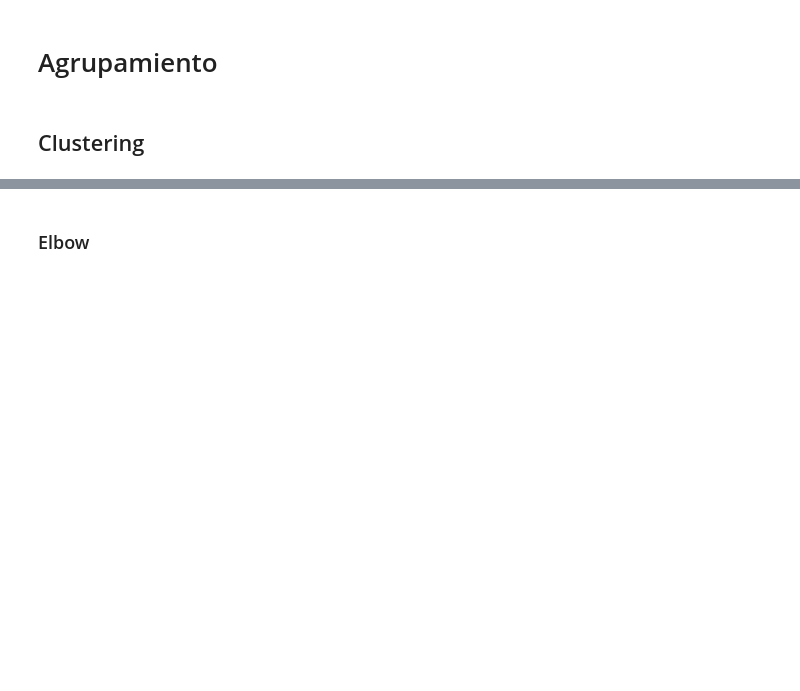
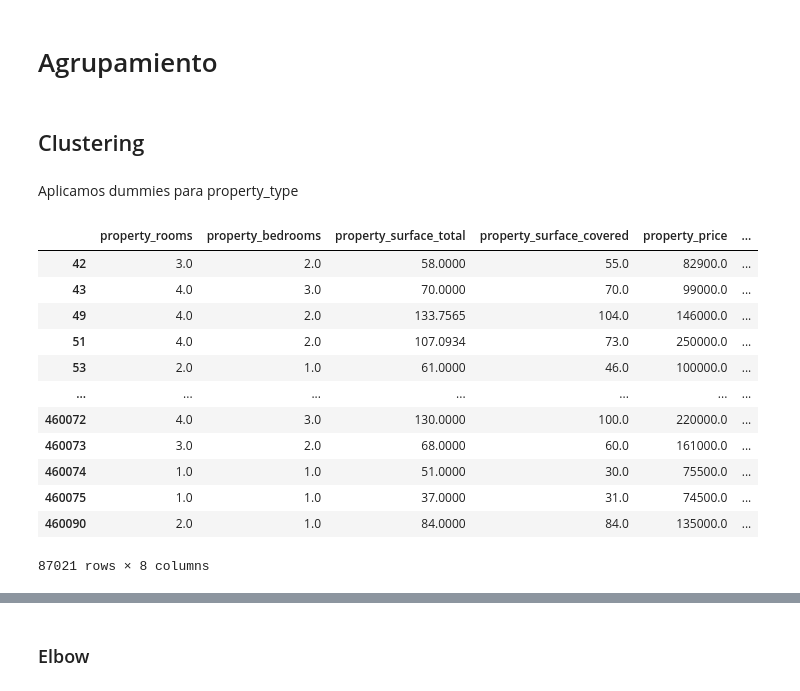
Before and after one commit to Fanusaez/7506R-2C2022-GRUPO13, a Jupyter notebook: 7506R_TP1_GRUPO13_ENTREGA.ipynb, the cells around one changed output, grey strips where cells are left out. Cells and saved outputs as stored; diff of their text form; code cells hidden in the pictures; blank space fills up the shorter version.

```diff
--- a/7506R_TP1_GRUPO13_ENTREGA.ipynb
+++ b/7506R_TP1_GRUPO13_ENTREGA.ipynb
@@ -1031,2 +1023,21 @@ columnas = ["start_date", "end_date", "created_on", "place_l2", "place_l3", "ope
 ds_kmeans.drop(columns = columnas, inplace = True)
+# %% [markdown]
+Aplicamos dummies para property_type
+# %%
+ds_kmeans = pd.get_dummies(ds_kmeans, columns=['property_type'])
+ds_kmeans
+# %% [output]
+|  | property_rooms | property_bedrooms | property_surface_total | property_surface_covered | property_price | ... |
+| 42 | 3.0 | 2.0 | 58.0000 | 55.0 | 82900.0 | ... |
+| 43 | 4.0 | 3.0 | 70.0000 | 70.0 | 99000.0 | ... |
+| 49 | 4.0 | 2.0 | 133.7565 | 104.0 | 146000.0 | ... |
+| 51 | 4.0 | 2.0 | 107.0934 | 73.0 | 250000.0 | ... |
+| 53 | 2.0 | 1.0 | 61.0000 | 46.0 | 100000.0 | ... |
+| ... | ... | ... | ... | ... | ... | ... |
+| 460072 | 4.0 | 3.0 | 130.0000 | 100.0 | 220000.0 | ... |
+| 460073 | 3.0 | 2.0 | 68.0000 | 60.0 | 161000.0 | ... |
+| 460074 | 1.0 | 1.0 | 51.0000 | 30.0 | 75500.0 | ... |
+| 460075 | 1.0 | 1.0 | 37.0000 | 31.0 | 74500.0 | ... |
+| 460090 | 2.0 | 1.0 | 84.0000 | 84.0 | 135000.0 | ... |
+87021 rows × 8 columns
 # %%
```
Also changed, not shown: parts of 35 cells of this notebook.
